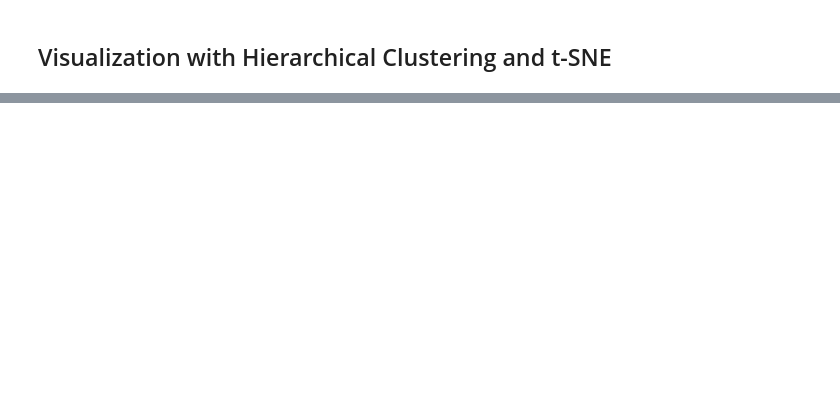
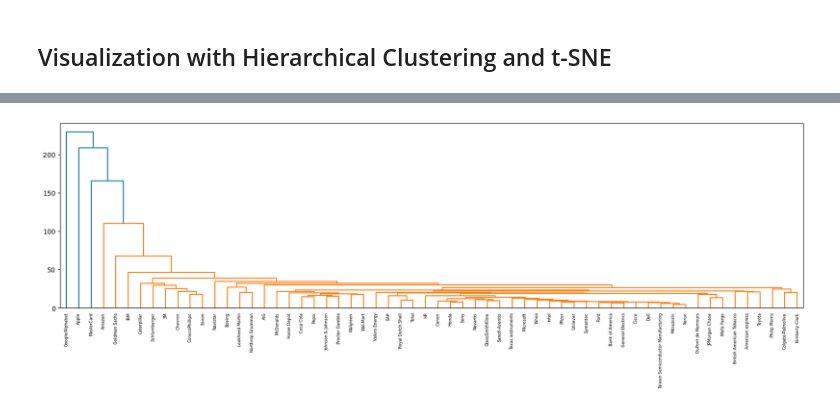
Before and after one commit to AnshuBantra/Python, a Jupyter notebook: Associate Data Scientist in Python/033 Unsupervised Learning in Python/unsupervised.ipynb, the cells around one changed output, grey strips where cells are left out. Cells and saved outputs as stored; diff of their text form; code cells hidden in the pictures; blank space fills up the shorter version.

```diff
--- a/Associate Data Scientist in Python/033 Unsupervised Learning in Python/unsupervised.ipynb
+++ b/Associate Data Scientist in Python/033 Unsupervised Learning in Python/unsupervised.ipynb
@@ -1134,0 +1403,18 @@ df_test.sort_values(by='labels')
+# %%
+companies = df_stocks.index.values
+
+# Calculate the linkage: mergings
+mergings =  sccl.hierarchy.linkage(df_stocks, method='complete')
+
+plt.figure(figsize=(20,5))
+
+# Plot the dendrogram
+sccl.hierarchy.dendrogram(
+    mergings,
+    labels=companies,
+    leaf_rotation=90,
+    leaf_font_size=6
+)
+plt.show()
+# %% [output]
+[figure, added]
```
Also changed, not shown: parts of 22 cells of this notebook, 1 other file.
